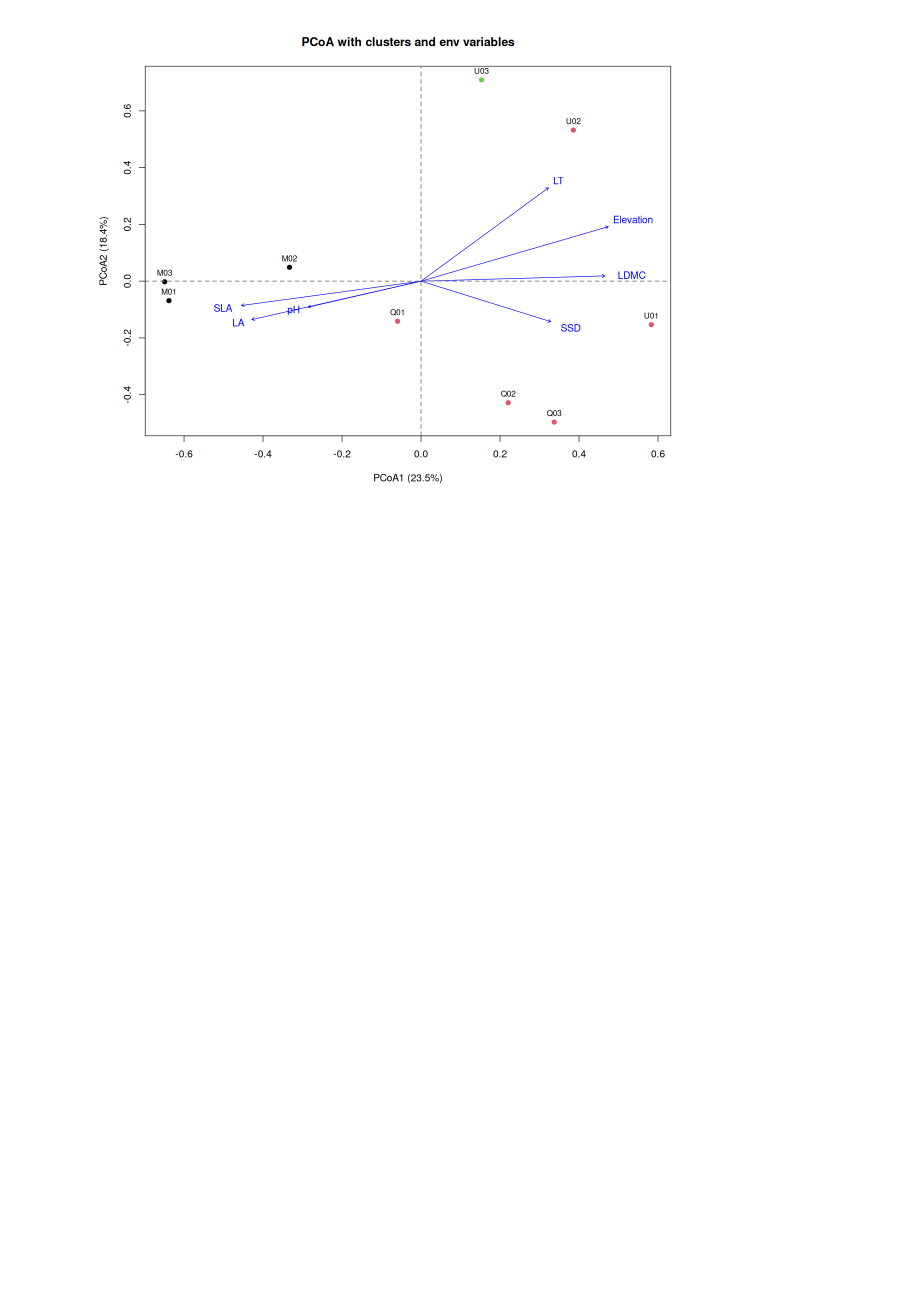
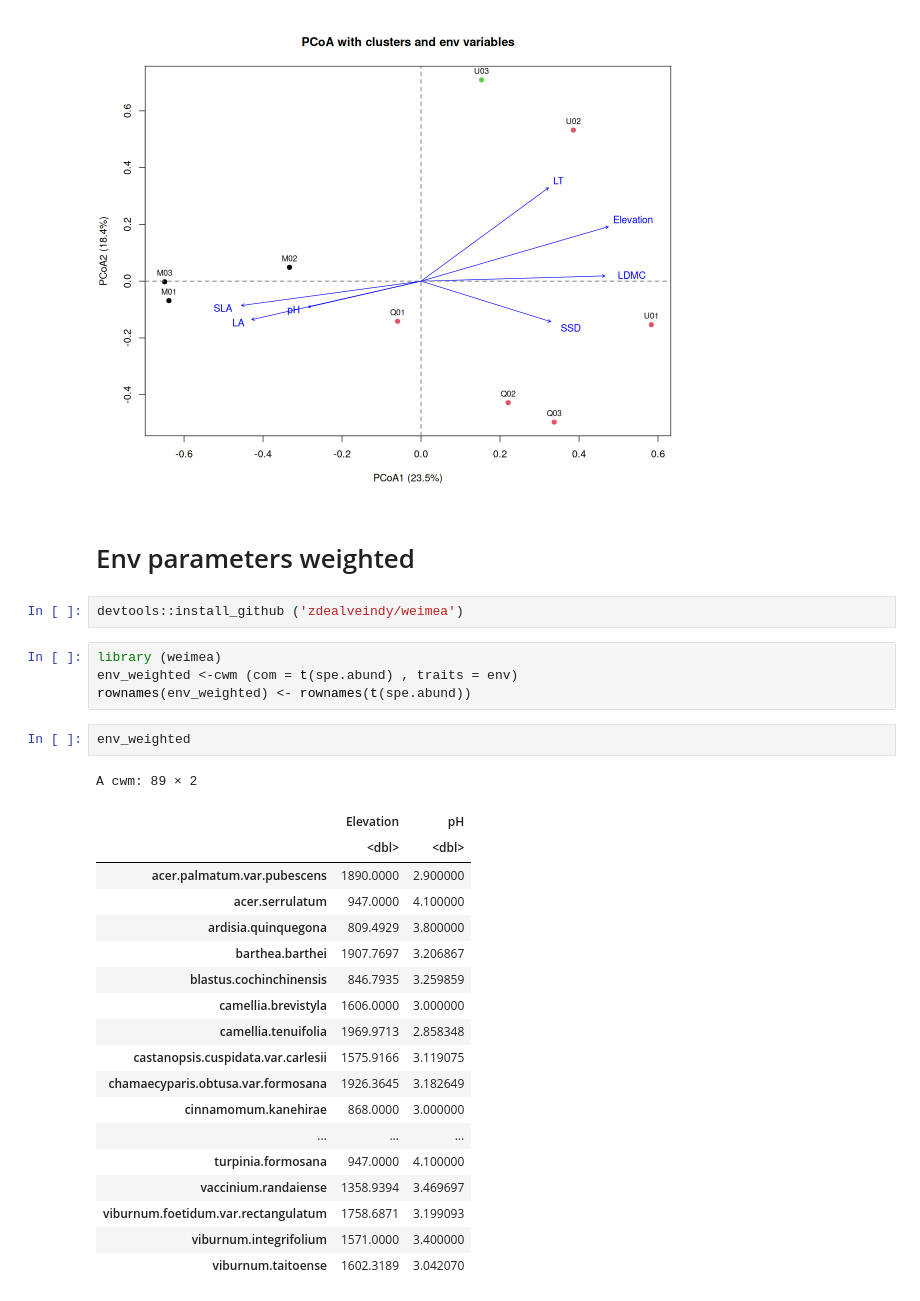
Before and after one commit to zfourati/Multivariate_statisitcs_project, a Jupyter notebook: taiwan_forest/zeineb.ipynb, the cells around one changed output. Drawn from its saved outputs; the diff is of its cells as text; blank space fills up the shorter version.

Commit message:
env weighted mean

```diff
--- a/taiwan_forest/zeineb.ipynb
+++ b/taiwan_forest/zeineb.ipynb
@@ -224,3 +224,33 @@ plot(ef, add=TRUE, col="blue")
 abline(h=0, v=0, col="gray50", lty=2, lwd=1.5)  # lignes pointillées grises
 # %% [output]
 [figure]
+# %% [markdown]
+# Env parameters weighted
+# %%
+devtools::install_github ('zdealveindy/weimea')
+# %%
+library (weimea)
+env_weighted <-cwm (com = t(spe.abund) , traits = env)
+rownames(env_weighted) <- rownames(t(spe.abund))
+# %%
+env_weighted
+# %% [output]
+A cwm: 89 × 2
+|  | Elevation | pH |
+|  | <dbl> | <dbl> |
+| acer.palmatum.var.pubescens | 1890.0000 | 2.900000 |
+| acer.serrulatum | 947.0000 | 4.100000 |
+| ardisia.quinquegona | 809.4929 | 3.800000 |
+| barthea.barthei | 1907.7697 | 3.206867 |
+| blastus.cochinchinensis | 846.7935 | 3.259859 |
+| camellia.brevistyla | 1606.0000 | 3.000000 |
+| camellia.tenuifolia | 1969.9713 | 2.858348 |
+| castanopsis.cuspidata.var.carlesii | 1575.9166 | 3.119075 |
+| chamaecyparis.obtusa.var.formosana | 1926.3645 | 3.182649 |
+| cinnamomum.kanehirae | 868.0000 | 3.000000 |
+| ... | ... | ... |
+| turpinia.formosana | 947.0000 | 4.100000 |
+| vaccinium.randaiense | 1358.9394 | 3.469697 |
+| viburnum.foetidum.var.rectangulatum | 1758.6871 | 3.199093 |
+| viburnum.integrifolium | 1571.0000 | 3.400000 |
+| viburnum.taitoense | 1602.3189 | 3.042070 |
```
